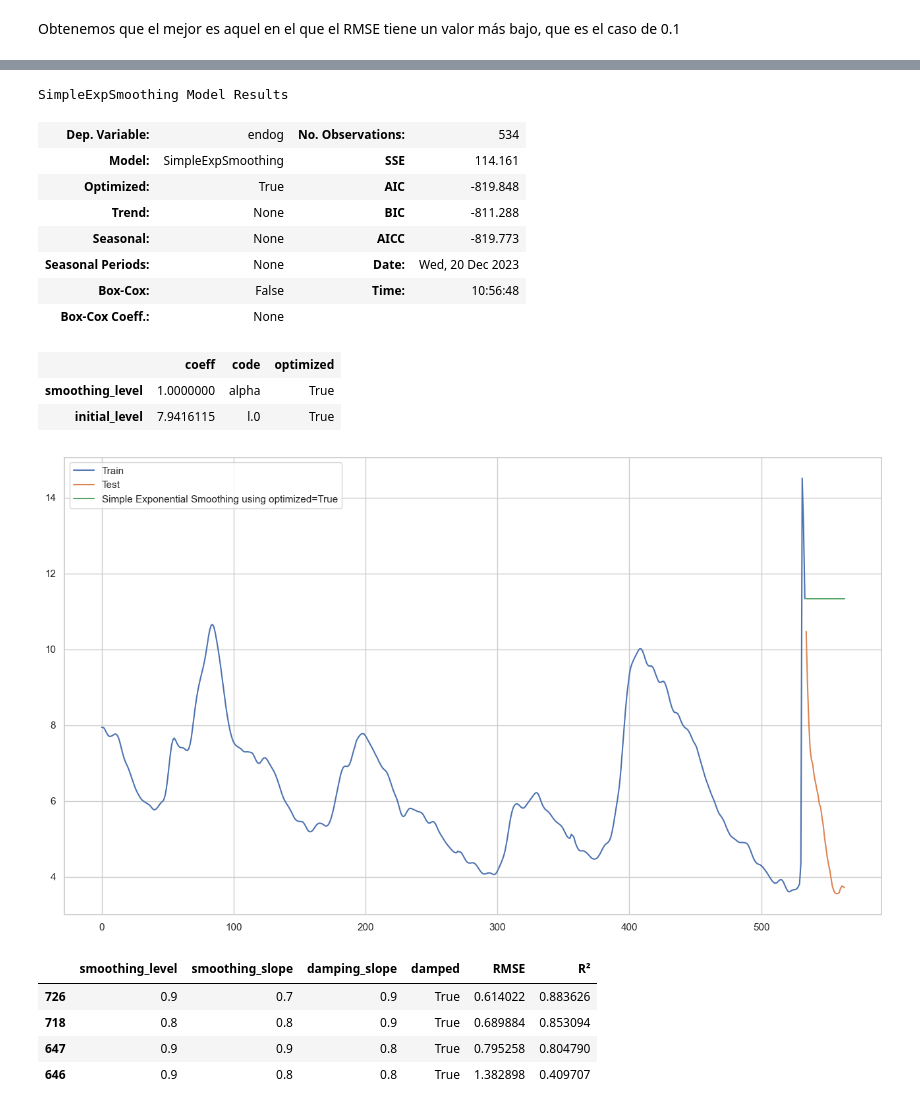
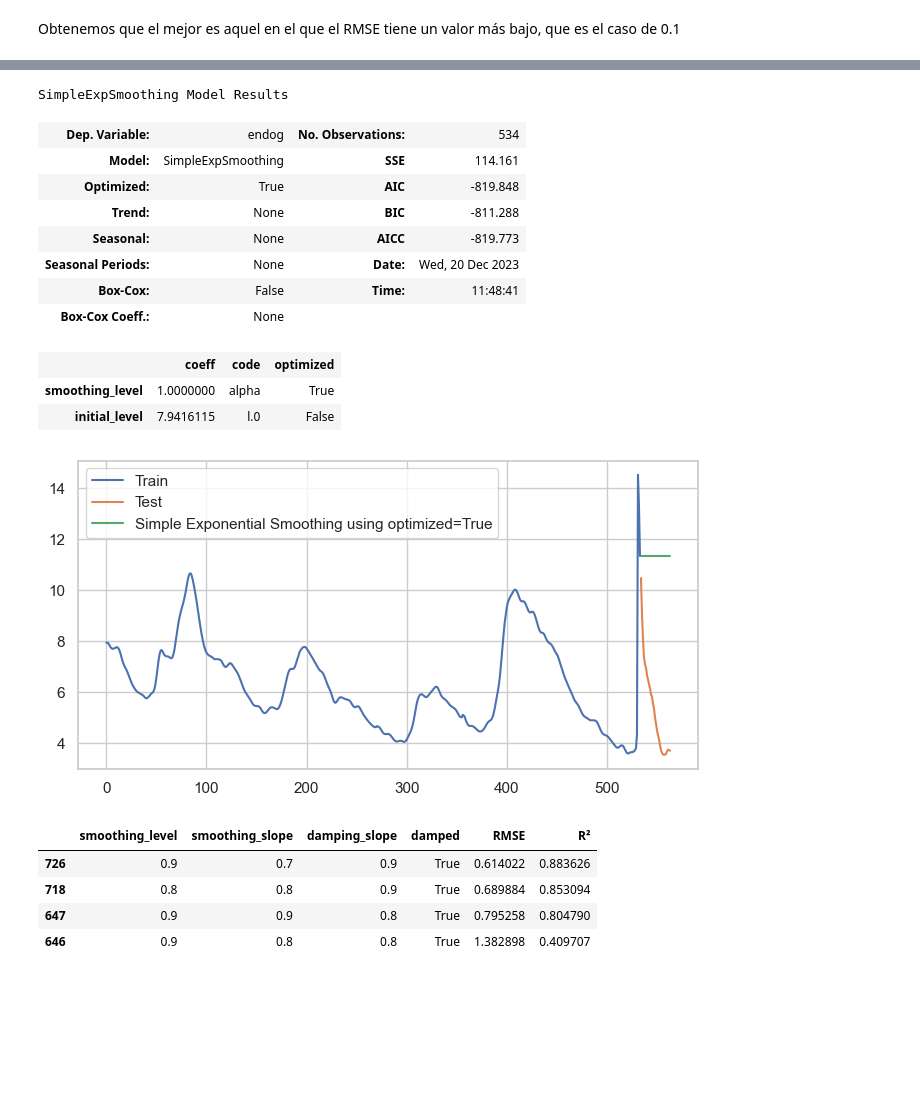
Before and after one commit to IgnacioGarciaLuengo/USA_Unemployment_Analysis, a Jupyter notebook: practica.ipynb, the cells around one changed output, grey strips where cells are left out. Saved outputs shown, nothing was run; the diff lists cells and outputs as text; code cells hidden in the pictures; blank space fills up the shorter version.

```diff
--- a/practica.ipynb
+++ b/practica.ipynb
@@ -152,11 +152,11 @@ def extraer_serie_temporal(df,estado):
 
         serie_temporal=pd.DataFrame()
         serie_temporal['Date'] = df['Date'].unique()
-        serie_temporal['% Unemployment in US'] = desempleo['Total Unemployment in State/Area']/poblacion["Total Civilian Labor Force in State/Area"]
+        serie_temporal['% Desempleo en USA'] = desempleo['Total Unemployment in State/Area']/poblacion["Total Civilian Labor Force in State/Area"]
         sns.set(style='whitegrid')
 
         sns.lineplot(x = "Date",
-             y = "% Unemployment in US",
+             y = "% Desempleo en USA",
              data = serie_temporal)
         return serie_temporal
 # %%
@@ -314,9 +296,9 @@ El top 10 de estados comprende el  41.86 del porcentaje de todos los civiles des
 # %% [markdown]
 Resulta notable que, a pesar de que en abril de 2020 se registraron algunas de las tasas de desempleo más elevadas a nivel estatal, los 10 estados principales tienen una participación mínima en el número total de civiles desempleados en los Estados Unidos durante esos cuatro meses. Contribuyen apenas con una cuarta parte del total de civiles desempleados, mientras que en los meses subsiguientes representan más del 40% del total. Esta discrepancia podría atribuirse al hecho de que dos áreas densamente pobladas, concretamente Nueva York y California, ingresaron al top 10 a partir de mayo.
 # %%
-X = serie_temporal['% Unemployment in US']
-testX = serie_temporal['% Unemployment in US'].iloc[-30:]
-trainX = serie_temporal['% Unemployment in US'].iloc[:-30]
+X = serie_temporal['% Desempleo en USA']
+testX = serie_temporal['% Desempleo en USA'].iloc[-30:]
+trainX = serie_temporal['% Desempleo en USA'].iloc[:-30]
 # %%
 def mean_absolute_percentage_error_func(y_true, y_pred):
     y_true, y_pred = np.array(y_true), np.array(y_pred)
@@ -396,24 +378,24 @@ SimpleExpSmoothing Model Results
 | Trend: | None | BIC | -811.288 |
 | Seasonal: | None | AICC | -819.773 |
 | Seasonal Periods: | None | Date: | Wed, 20 Dec 2023 |
-| Box-Cox: | False | Time: | 10:56:48 |
+| Box-Cox: | False | Time: | 11:48:41 |
 | Box-Cox Coeff.: | None |  |  |
 |  | coeff | code | optimized |
 | smoothing_level | 1.0000000 | alpha | True |
-| initial_level | 7.9416115 | l.0 | True |
+| initial_level | 7.9416115 | l.0 | False |
 # %%
 df_SES = pd.DataFrame(prediccion_SES, columns=['Close_auto_search'])
 df_SES["new_index"] = range(len(trainX), len(X))
 df_SES = df_SES.set_index("new_index")
 # %%
-plt.rcParams["figure.figsize"] = [16,9]
+plt.rcParams["figure.figsize"] = [8,4]
 plt.plot(trainX, label='Train')
 plt.plot(testX, label='Test')
 plt.plot(df_SES, label='Simple Exponential Smoothing using optimized=True')
 plt.legend(loc='best')
 plt.show()
 # %% [output]
-[figure, old version]
+[figure, new version]
 # %%
 param_grid_DES = {'smoothing_level': [0.10, 0.20,.30,.40,.50,.60,.70,.80,.90],
                   'smoothing_slope':[0.10, 0.20,.30,.40,.50,.60,.70,.80,.90],
```
Also changed, not shown: parts of 24 cells of this notebook.
